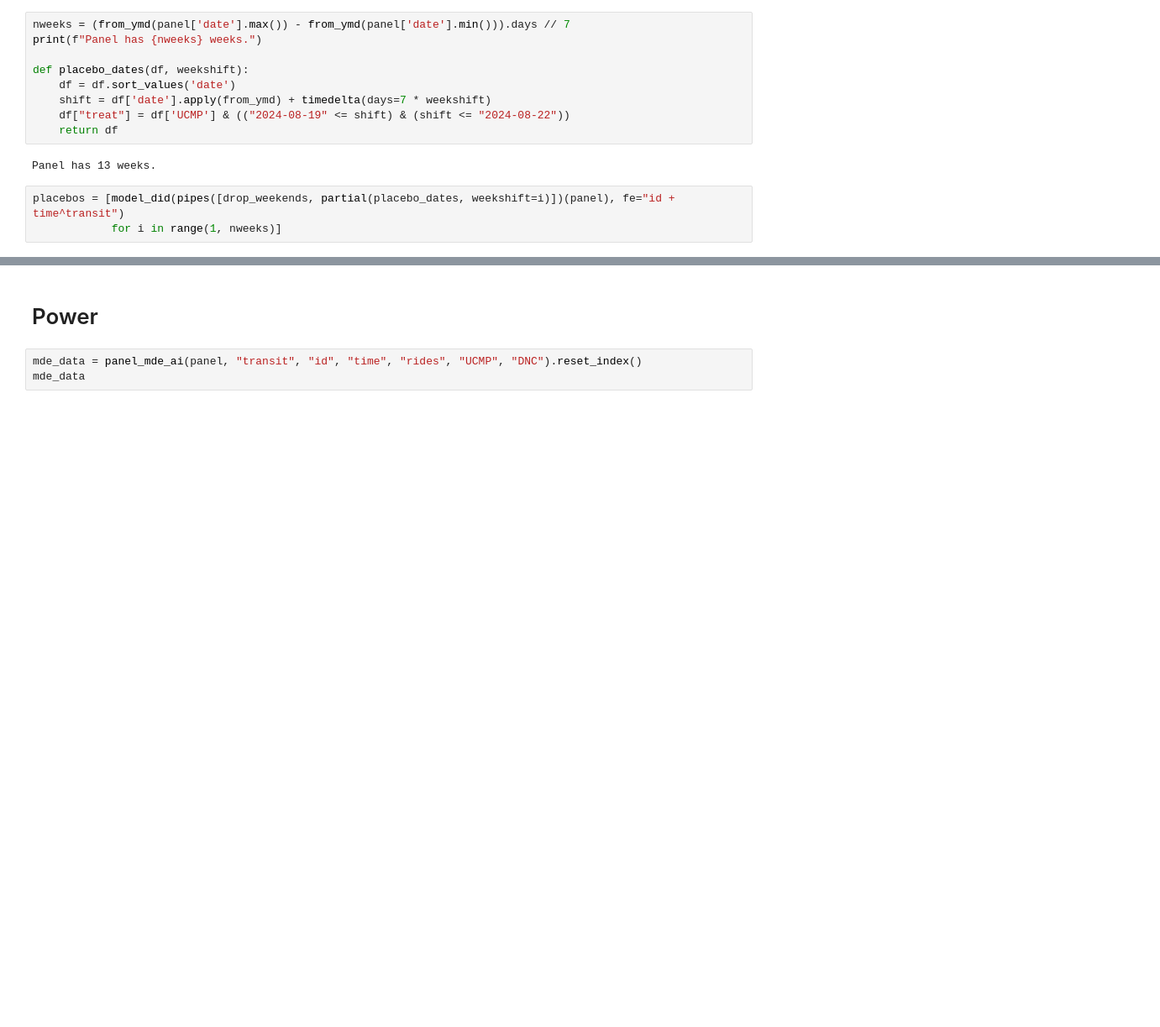
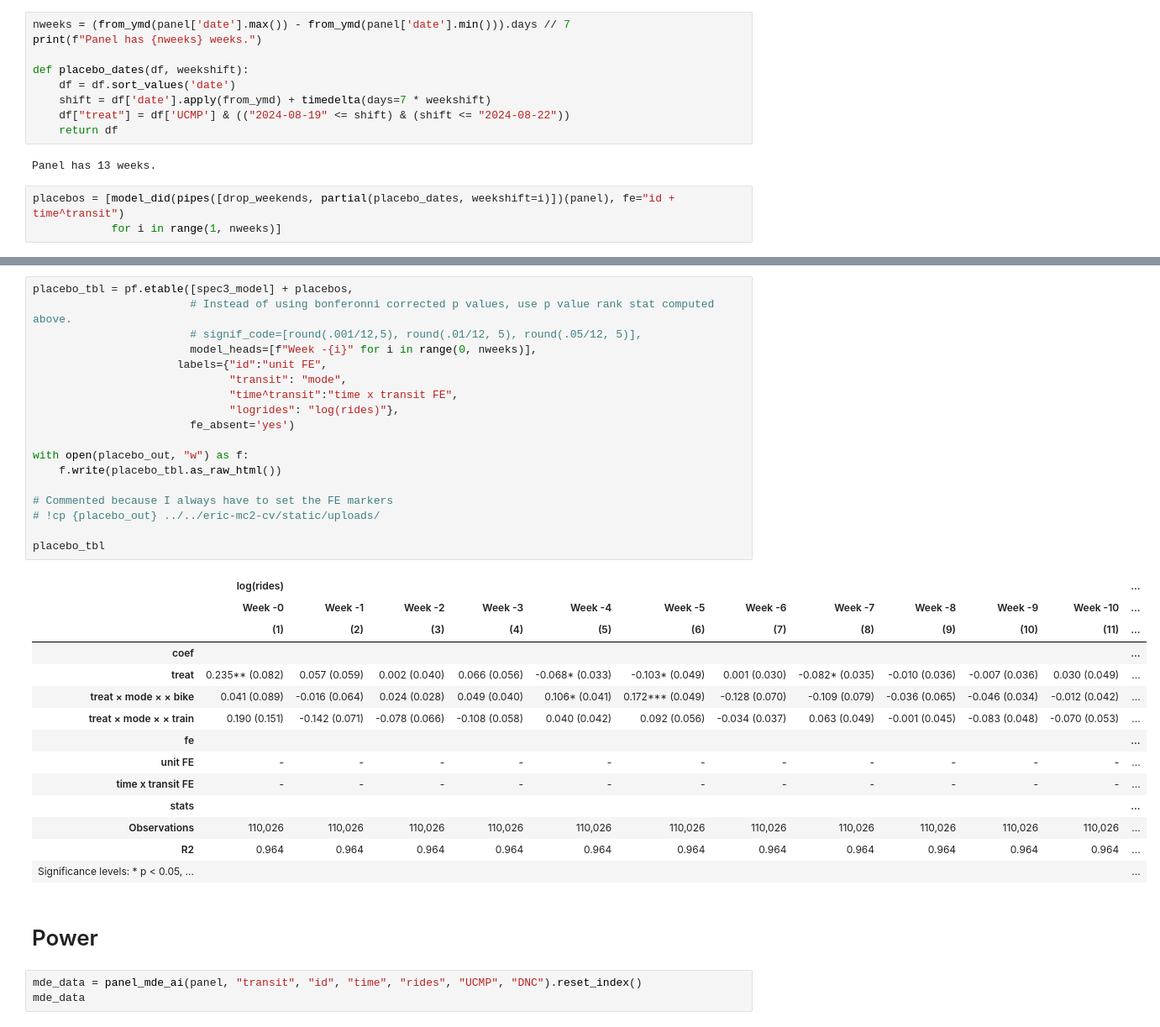
Before and after one commit to eric-mc2/DNCTransit, a Jupyter notebook: pipeline/8-model.ipynb, the cells around one changed output, grey strips where cells are left out. Shown at 84% size. Cells and saved outputs as stored; diff of their text form; blank space fills up the shorter version.

```diff
--- a/pipeline/8-model.ipynb
+++ b/pipeline/8-model.ipynb
@@ -426,3 +458,36 @@ pf.etable(placebos, signif_code=[round(.001/12,5), round(.01/12, 5), round(.05/1
+# %%
+placebo_tbl = pf.etable([spec3_model] + placebos,
+                        # Instead of using bonferonni corrected p values, use p value rank stat computed above.
+                        # signif_code=[round(.001/12,5), round(.01/12, 5), round(.05/12, 5)],
+                        model_heads=[f"Week -{i}" for i in range(0, nweeks)],
+                      labels={"id":"unit FE",
+                              "transit": "mode",
+                              "time^transit":"time x transit FE",
+                              "logrides": "log(rides)"},
+                        fe_absent='yes')
+
+with open(placebo_out, "w") as f:
+    f.write(placebo_tbl.as_raw_html())
+
+# Commented because I always have to set the FE markers
+# !cp {placebo_out} ../../eric-mc2-cv/static/uploads/
+
+placebo_tbl
+# %% [output]
+|  | log(rides) |  |  |  |  |  |  |  |  |  |  | ... |
+|  | Week -0 | Week -1 | Week -2 | Week -3 | Week -4 | Week -5 | Week -6 | Week -7 | Week -8 | Week -9 | Week -10 | ... |
+|  | (1) | (2) | (3) | (4) | (5) | (6) | (7) | (8) | (9) | (10) | (11) | ... |
+| coef |  |  |  |  |  |  |  |  |  |  |  | ... |
+| treat | 0.235** (0.082) | 0.057 (0.059) | 0.002 (0.040) | 0.066 (0.056) | -0.068* (0.033) | -0.103* (0.049) | 0.001 (0.030) | -0.082* (0.035) | -0.010 (0.036) | -0.007 (0.036) | 0.030 (0.049) | ... |
+| treat × mode × × bike | 0.041 (0.089) | -0.016 (0.064) | 0.024 (0.028) | 0.049 (0.040) | 0.106* (0.041) | 0.172*** (0.049) | -0.128 (0.070) | -0.109 (0.079) | -0.036 (0.065) | -0.046 (0.034) | -0.012 (0.042) | ... |
+| treat × mode × × train | 0.190 (0.151) | -0.142 (0.071) | -0.078 (0.066) | -0.108 (0.058) | 0.040 (0.042) | 0.092 (0.056) | -0.034 (0.037) | 0.063 (0.049) | -0.001 (0.045) | -0.083 (0.048) | -0.070 (0.053) | ... |
+| fe |  |  |  |  |  |  |  |  |  |  |  | ... |
+| unit FE | - | - | - | - | - | - | - | - | - | - | - | ... |
+| time x transit FE | - | - | - | - | - | - | - | - | - | - | - | ... |
+| stats |  |  |  |  |  |  |  |  |  |  |  | ... |
+| Observations | 110,026 | 110,026 | 110,026 | 110,026 | 110,026 | 110,026 | 110,026 | 110,026 | 110,026 | 110,026 | 110,026 | ... |
+| R2 | 0.964 | 0.964 | 0.964 | 0.964 | 0.964 | 0.964 | 0.964 | 0.964 | 0.964 | 0.964 | 0.964 | ... |
+| Significance levels: * p < 0.05, ... |  |  |  |  |  |  |  |  |  |  |  | ... |
 # %% [markdown]
 # Power
 # %%
```
Also changed, not shown: parts of 16 cells of this notebook, 10 other files.
